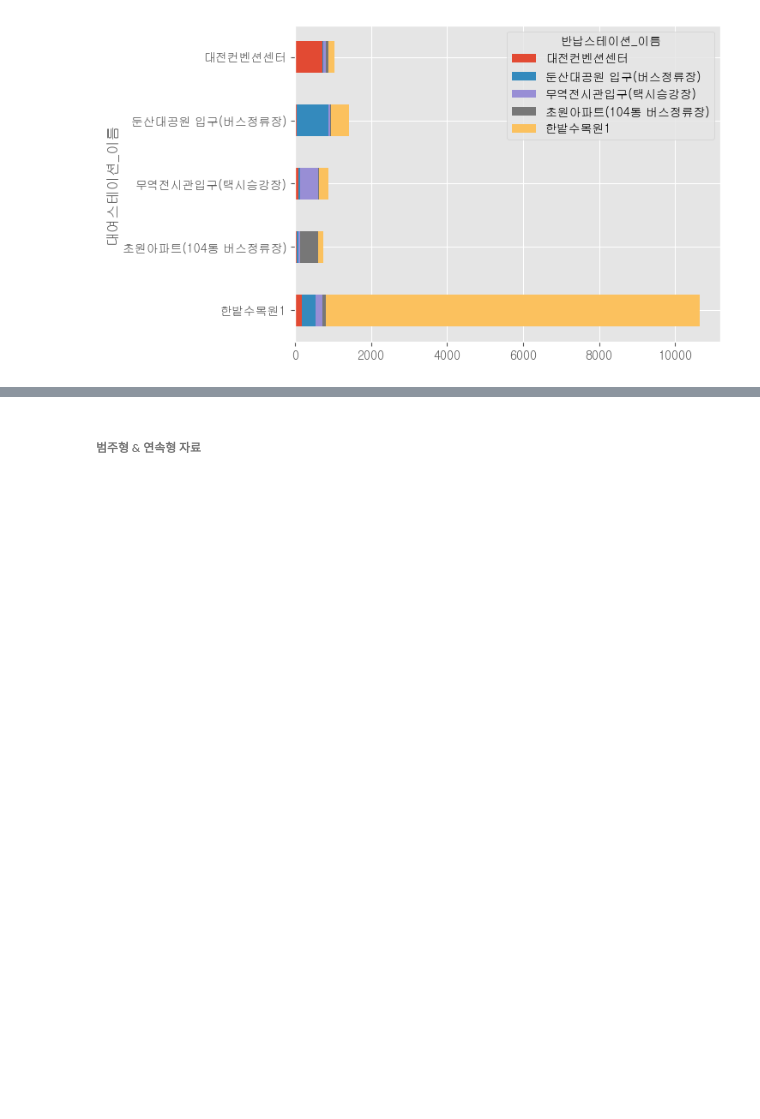
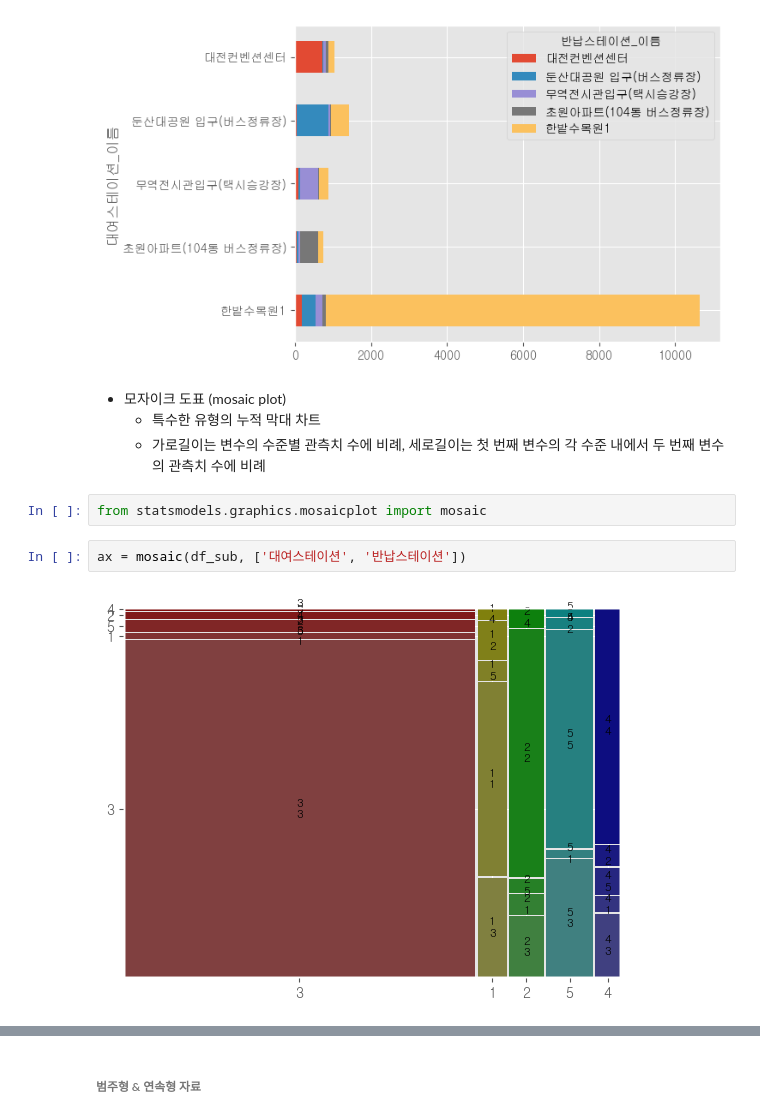
Before and after one commit to haebzzzang/dachungcam, a Jupyter notebook: 2week/2week.ipynb, the cells around one changed output, grey strips where cells are left out. Drawn from its saved outputs; the diff is of its cells as text; blank space fills up the shorter version.

```diff
--- a/2week/2week.ipynb
+++ b/2week/2week.ipynb
@@ -436,3 +436,13 @@ ax.invert_yaxis()
 plt.show()
 # %% [output]
 [figure]
+# %% [markdown]
+- 모자이크 도표 (mosaic plot)
+    - 특수한 유형의 누적 막대 차트
+    - 가로길이는 변수의 수준별 관측치 수에 비례, 세로길이는 첫 번째 변수의 각 수준 내에서 두 번째 변수의 관측치 수에 비례
+# %%
+from statsmodels.graphics.mosaicplot import mosaic
+# %%
+ax = mosaic(df_sub, ['대여스테이션', '반납스테이션'])
+# %% [output]
+[figure, added]
```
Also changed, not shown: parts of 31 cells of this notebook.
